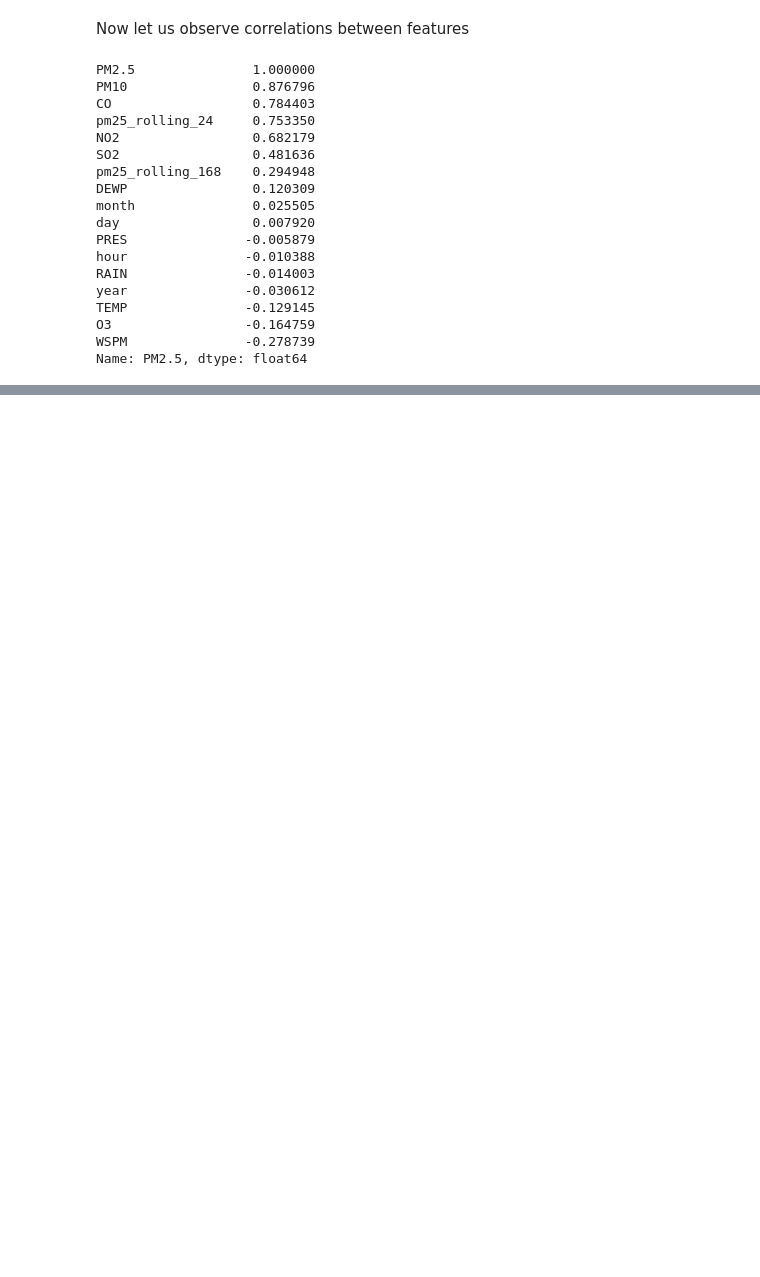
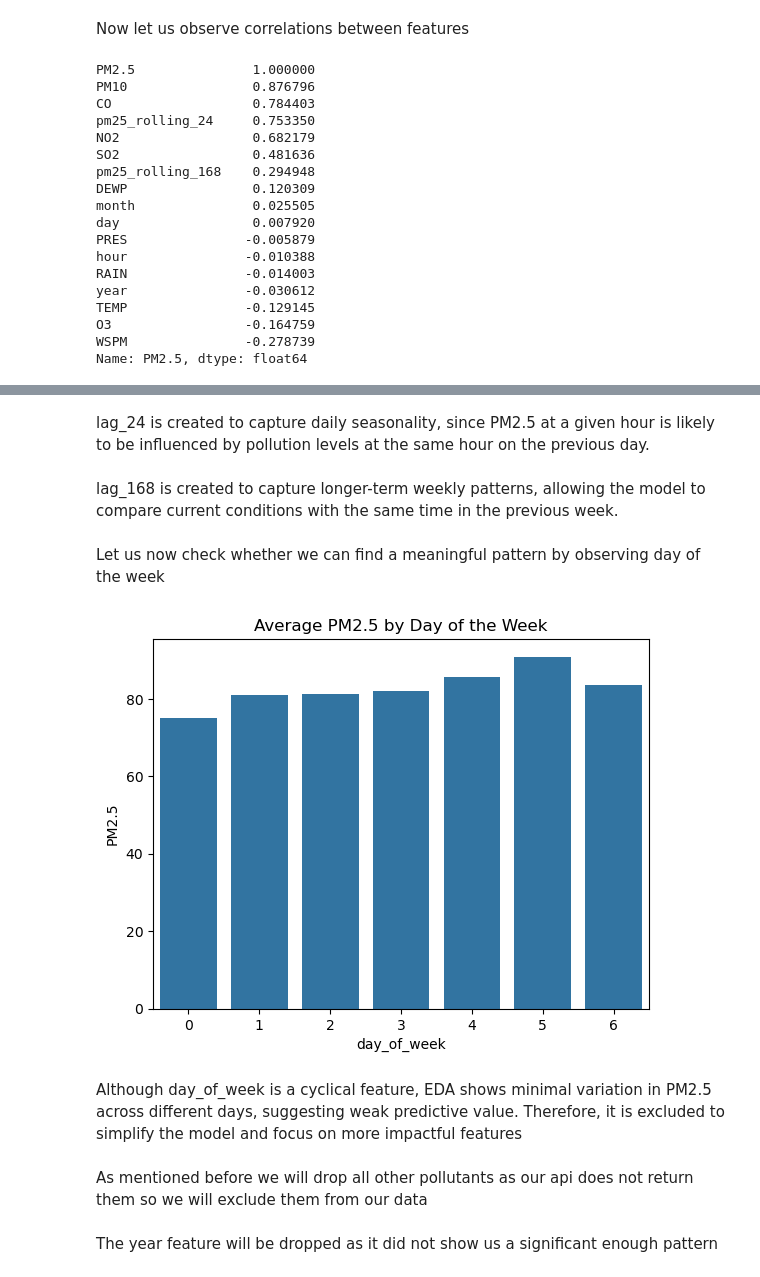
Before and after one commit to alinazir105/AQI-Forecasting-System, a Jupyter notebook: notebook.ipynb, the cells around one changed output, grey strips where cells are left out. Cells and saved outputs as stored; diff of their text form; code cells hidden in the pictures; blank space fills up the shorter version.

```diff
--- a/notebook.ipynb
+++ b/notebook.ipynb
@@ -497,0 +507,2 @@ dtype: int64
+# %%
+df['lag_1'] = df['PM2.5'].shift(1)
@@ -497,0 +511,3 @@ dtype: int64
+# %%
+df['lag_2'] = df['PM2.5'].shift(2)
+df['lag_3'] = df['PM2.5'].shift(3)
@@ -497,0 +516,23 @@ dtype: int64
+# %%
+df['lag_24'] = df['PM2.5'].shift(24)
+# %% [markdown]
+lag_24 is created to capture daily seasonality, since PM2.5 at a given hour is likely to be influenced by pollution levels at the same hour on the previous day.
+# %%
+df['lag_168'] = df['PM2.5'].shift(168)
+# %% [markdown]
+lag_168 is created to capture longer-term weekly patterns, allowing the model to compare current conditions with the same time in the previous week.
+# %% [markdown]
+Let us now check whether we can find a meaningful pattern by observing day of the week
+# %%
+df['day_of_week'] = df['datetime'].dt.dayofweek
+
+weekly_pattern = df.groupby('day_of_week')['PM2.5'].mean().reset_index()
+
+
+plt.title('Average PM2.5 by Day of the Week')
+sns.barplot(data=weekly_pattern, x='day_of_week', y='PM2.5')
+plt.show()
+# %% [output]
+[figure, added]
+# %% [markdown]
+Although day_of_week is a cyclical feature, EDA shows minimal variation in PM2.5 across different days, suggesting weak predictive value. Therefore, it is excluded to simplify the model and focus on more impactful features
@@ -497,0 +541,2 @@ dtype: int64
+# %% [markdown]
+As mentioned before we will drop all other pollutants as our api does not return them so we will exclude them from our data
@@ -497,0 +545,2 @@ dtype: int64
+# %% [markdown]
+The year feature will be dropped as it did not show us a significant enough pattern
```
Also changed, not shown: parts of 45 cells of this notebook.
